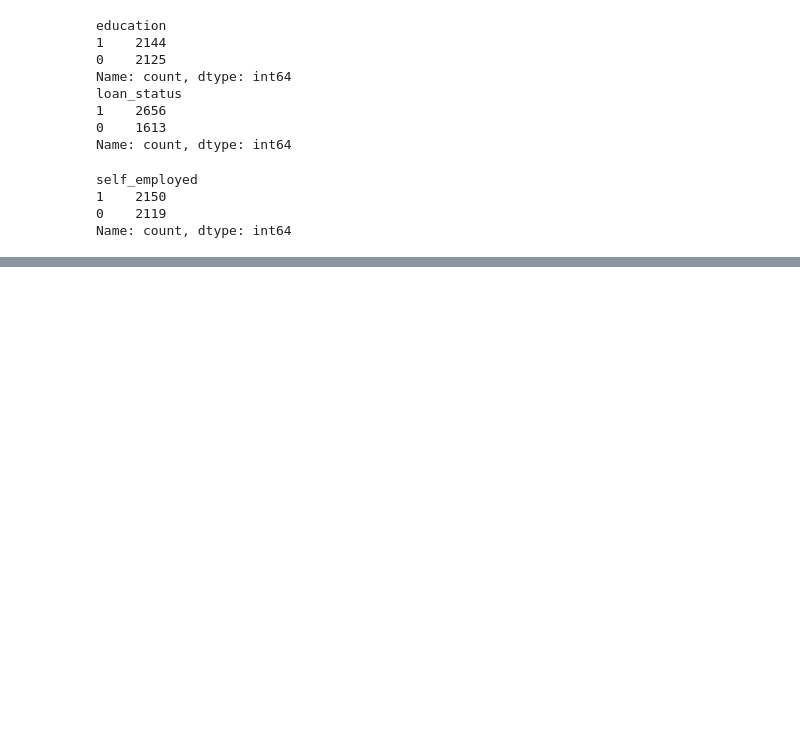
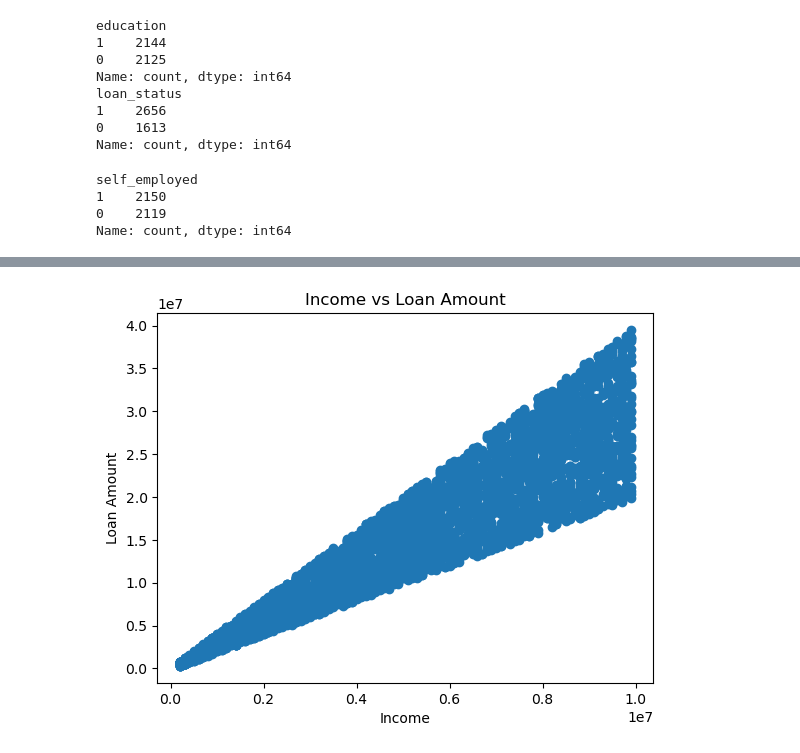
Before and after one commit to vj0246/Loan-Approval-Credit-Risk-Predictor, a Jupyter notebook: Notebooks/EDA.ipynb, the cells around one changed output, grey strips where cells are left out. Saved outputs shown, nothing was run; the diff lists cells and outputs as text; code cells hidden in the pictures; blank space fills up the shorter version.

```diff
--- a/Notebooks/EDA.ipynb
+++ b/Notebooks/EDA.ipynb
@@ -145,0 +161,8 @@ Name: count, dtype: int64
+# %%
+plt.scatter(df['income_annum'], df['loan_amount'])
+plt.xlabel('Income')
+plt.ylabel('Loan Amount')
+plt.title('Income vs Loan Amount')
+plt.show()
+# %% [output]
+[figure, added]
```
Also changed, not shown: parts of 3 cells of this notebook, 6 other files.
